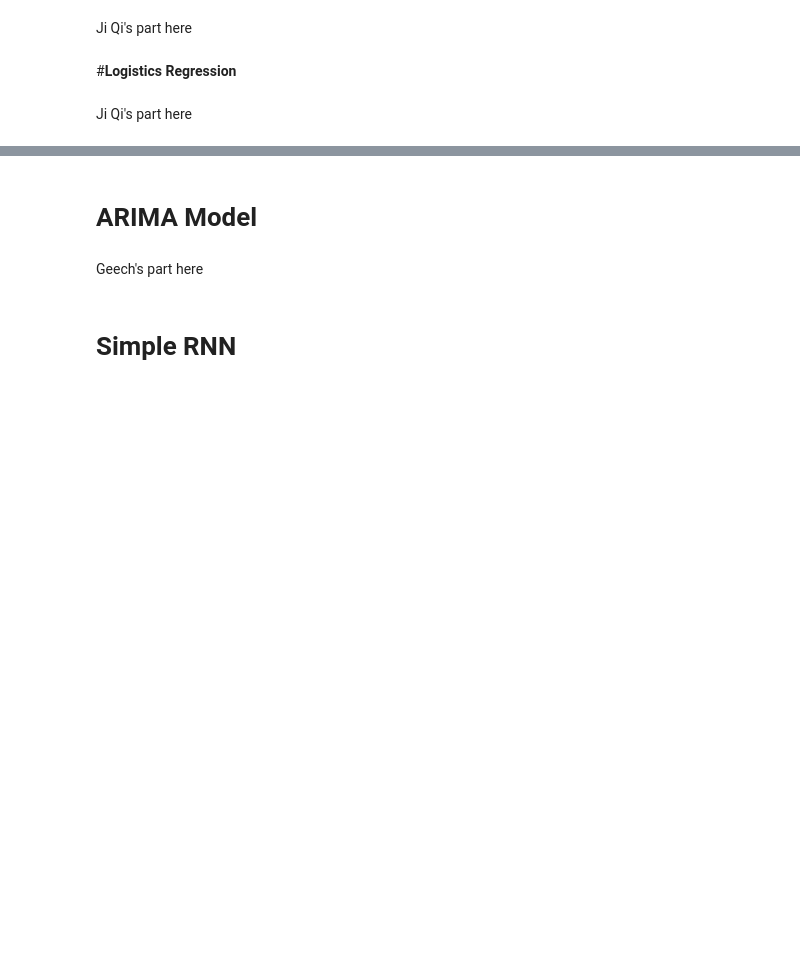
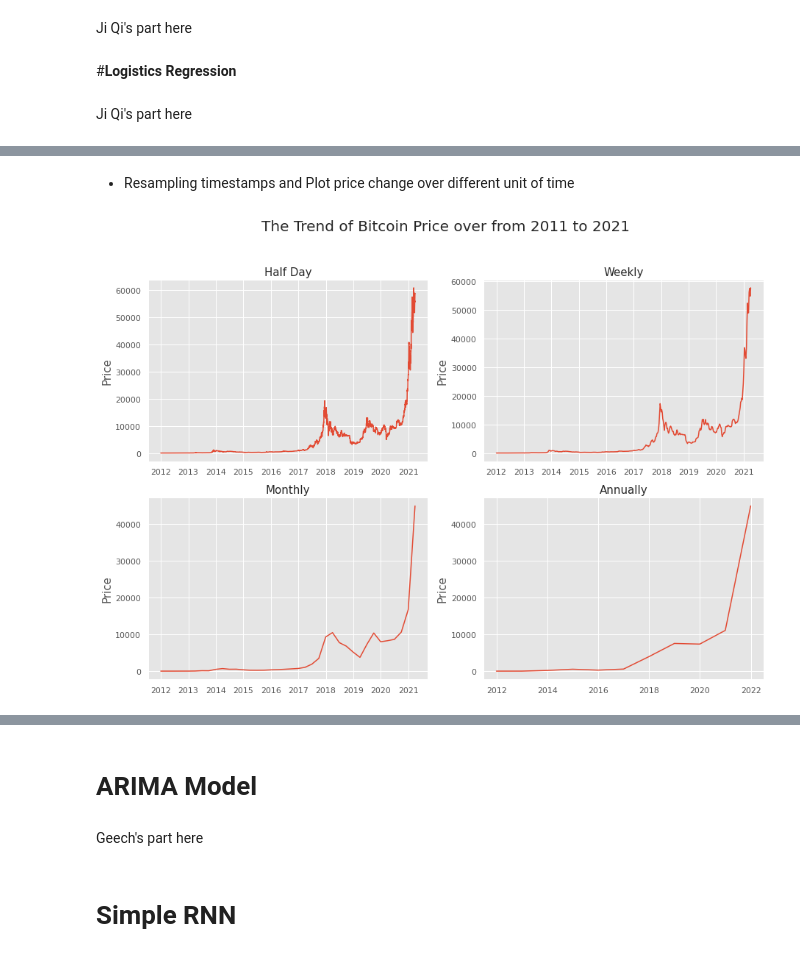
Before and after one commit to zhouchun0105/BA780-project, a Jupyter notebook: Bitcoin_Price_and_its_Movement_Direction_Prediction_Ji.ipynb, the cells around one changed output, grey strips where cells are left out. Drawn from its saved outputs; the diff is of its cells as text; code cells hidden in the pictures; blank space fills up the shorter version.

```diff
--- a/Bitcoin_Price_and_its_Movement_Direction_Prediction_Ji.ipynb
+++ b/Bitcoin_Price_and_its_Movement_Direction_Prediction_Ji.ipynb
@@ -182,0 +346,16 @@ Ji Qi's part here
+# %%
+df_new = df[df.columns[:8]]
+# %% [markdown]
+- Resampling timestamps and Plot price change over different unit of time
+# %%
+# Resampling to half day frequency
+df_D = df_new.resample('12H').mean()
+
+# Resampling to weekly frequency
+df_W = df_new.resample('W').mean()
+
+# Resampling to quarterly frequency
+df_month = df.resample('3M').mean()
+
+# Resampling to annual frequency
+df_year = df.resample('A-DEC').mean()
@@ -182,0 +378,23 @@ Ji Qi's part here
+# %%
+plt.style.use('ggplot')
+fig, ax = plt.subplots(2, 2, figsize=(15,10))
+fig.suptitle("The Trend of Bitcoin Price over from 2011 to 2021", va = 'center', size = 20)
+ax[0][0].set_title("Half Day", fontsize = 15)
+ax[0][1].set_title("Weekly", fontsize = 15)
+ax[1][0].set_title("Monthly", fontsize = 15)
+ax[1][1].set_title("Annually", fontsize = 15)
+
+f1 = sns.lineplot(ax=ax[0][0], x = df_D.index, y = 'Price', data = df_D)
+f1.set(xlabel='')
+f1.set_ylabel('Price', fontsize = 15)
+f2 = sns.lineplot(ax=ax[0][1], x = df_W.index, y = 'Price', data = df_W)
+f2.set(xlabel='')
+f2.set_ylabel('Price', fontsize = 15)
+f3 = sns.lineplot(ax=ax[1][0], x = df_month.index, y = 'Price', data = df_month)
+f3.set(xlabel='')
+f3.set_ylabel('Price', fontsize = 15)
+f4 = sns.lineplot(ax=ax[1][1], x = df_year.index, y = 'Price', data = df_year)
+f4.set(xlabel='');
+f4.set_ylabel('Price', fontsize = 15);
+# %% [output]
+[figure, added]
```
Also changed, not shown: parts of 52 cells of this notebook.
